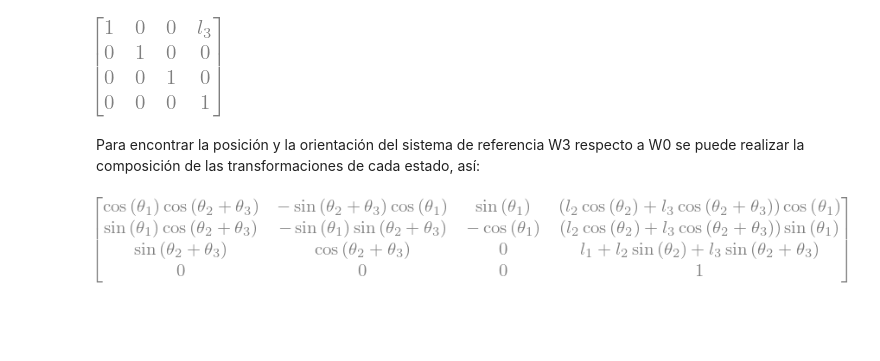
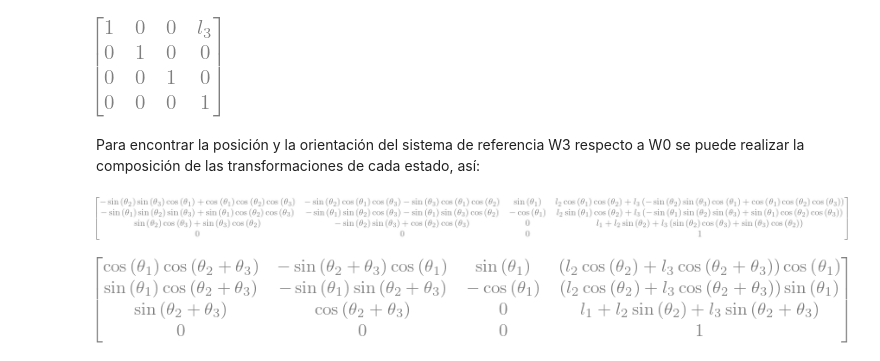
Before and after one commit to jrudascas/simulacion_infotep, a Jupyter notebook: Examples/Manipulador_Robotico_3D.ipynb, the cells around one changed output. Saved outputs shown, nothing was run; the diff lists cells and outputs as text; code cells hidden in the pictures; blank space fills up the shorter version.

```diff
--- a/Examples/Manipulador_Robotico_3D.ipynb
+++ b/Examples/Manipulador_Robotico_3D.ipynb
@@ -88,6 +88,11 @@ _6H7
 [figure]
 # %% [markdown]
 Para encontrar la posición y la orientación del sistema de referencia W3 respecto a W0 se puede realizar la composición de las transformaciones de cada estado, así:
+# %%
+Hs =_0H1@_1H2@_2H3@_3H4@_4H5@_5H6@_6H7
+Hs
+# %% [output]
+[figure, added]
 # %%
 H = simplify(_0H1@_1H2@_2H3@_3H4@_4H5@_5H6@_6H7)
 H
```
Also changed, not shown: parts of 1 cell of this notebook, 1 other file.
